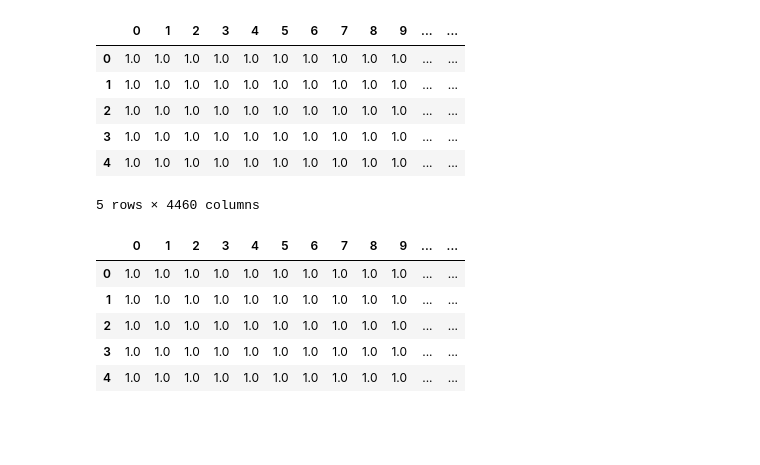
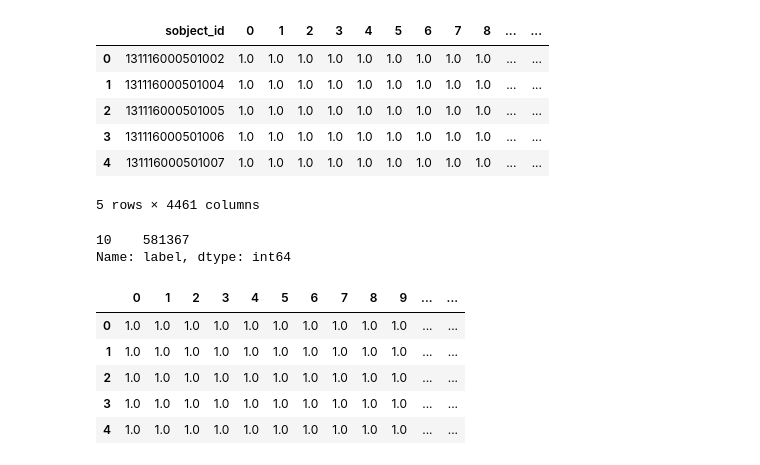
Before and after one commit to PravNJ/galah-test-nut, a Jupyter notebook: autoencoder-test.ipynb, the cells around one changed output. Cells and saved outputs as stored; diff of their text form; code cells hidden in the pictures; blank space fills up the shorter version.

```diff
--- a/autoencoder-test.ipynb
+++ b/autoencoder-test.ipynb
@@ -46,11 +15,18 @@ df["label"] = df_labeled["label"]
+# %%
+df_dr3_all = pd.read_csv("/data/praveen/results/dr3_normal.csv")
 # %%
-df.head()
+df_dr3_all.head()
 # %% [output]
-|  | 0 | 1 | 2 | 3 | 4 | 5 | 6 | 7 | 8 | 9 | ... | ... |
-| 0 | 1.0 | 1.0 | 1.0 | 1.0 | 1.0 | 1.0 | 1.0 | 1.0 | 1.0 | 1.0 | ... | ... |
-| 1 | 1.0 | 1.0 | 1.0 | 1.0 | 1.0 | 1.0 | 1.0 | 1.0 | 1.0 | 1.0 | ... | ... |
-| 2 | 1.0 | 1.0 | 1.0 | 1.0 | 1.0 | 1.0 | 1.0 | 1.0 | 1.0 | 1.0 | ... | ... |
-| 3 | 1.0 | 1.0 | 1.0 | 1.0 | 1.0 | 1.0 | 1.0 | 1.0 | 1.0 | 1.0 | ... | ... |
-| 4 | 1.0 | 1.0 | 1.0 | 1.0 | 1.0 | 1.0 | 1.0 | 1.0 | 1.0 | 1.0 | ... | ... |
+|  | sobject_id | 0 | 1 | 2 | 3 | 4 | 5 | 6 | 7 | 8 | ... | ... |
+| 0 | 131116000501002 | 1.0 | 1.0 | 1.0 | 1.0 | 1.0 | 1.0 | 1.0 | 1.0 | 1.0 | ... | ... |
+| 1 | 131116000501004 | 1.0 | 1.0 | 1.0 | 1.0 | 1.0 | 1.0 | 1.0 | 1.0 | 1.0 | ... | ... |
+| 2 | 131116000501005 | 1.0 | 1.0 | 1.0 | 1.0 | 1.0 | 1.0 | 1.0 | 1.0 | 1.0 | ... | ... |
+| 3 | 131116000501006 | 1.0 | 1.0 | 1.0 | 1.0 | 1.0 | 1.0 | 1.0 | 1.0 | 1.0 | ... | ... |
+| 4 | 131116000501007 | 1.0 | 1.0 | 1.0 | 1.0 | 1.0 | 1.0 | 1.0 | 1.0 | 1.0 | ... | ... |
-5 rows × 4460 columns
+5 rows × 4461 columns
+# %%
+df_dr3_all["label"].value_counts()
+# %% [output]
+10    581367
+Name: label, dtype: int64
 # %%
```
Also changed, not shown: parts of 27 cells of this notebook, 6 other files.
